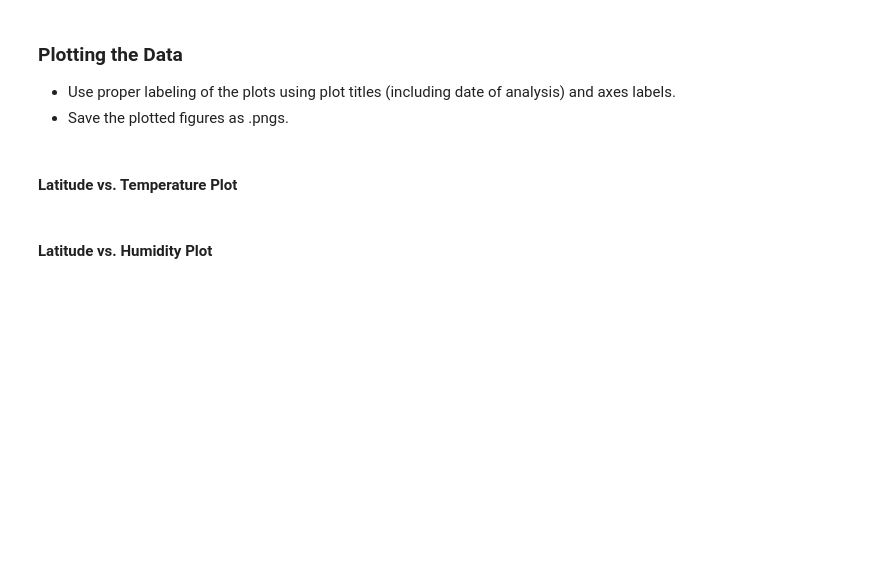
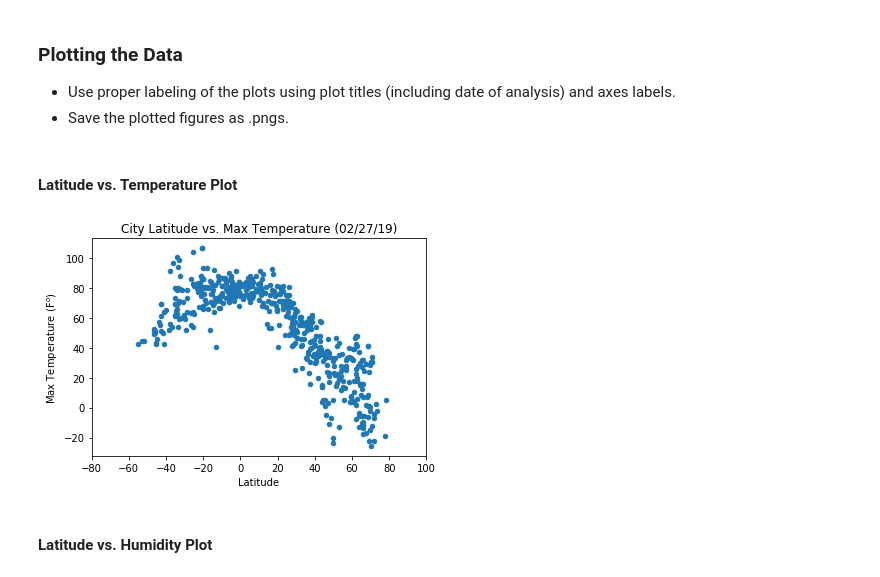
Before and after one commit to peterjorphan/06-Python-APIs, a Jupyter notebook: starter_code/WeatherPy.ipynb, the cells around one changed output. Cells and saved outputs as stored; diff of their text form; code cells hidden in the pictures; blank space fills up the shorter version.

Commit message:
added plots and minor corrections

```diff
--- a/starter_code/WeatherPy.ipynb
+++ b/starter_code/WeatherPy.ipynb
@@ -181,5 +186,17 @@ weather_df.head()
 * Save the plotted figures as .pngs.
 # %% [markdown]
 #### Latitude vs. Temperature Plot
+# %%
+date = datetime.datetime.now().strftime("%x")
+
+weather_df.plot (kind='scatter', x='Latitude', y='Max Temp',
+                 title=f'City Latitude vs. Max Temperature ({date})', xlim=(-80,100))
+plt.ylabel(f'Max Temperature (F$^o$)')
+
+plt.savefig("output/Lat-T.png")
+
+plt.show()
+# %% [output]
+[figure, added]
 # %% [markdown]
 #### Latitude vs. Humidity Plot
```
Also changed, not shown: parts of 9 cells of this notebook, 5 other files.
